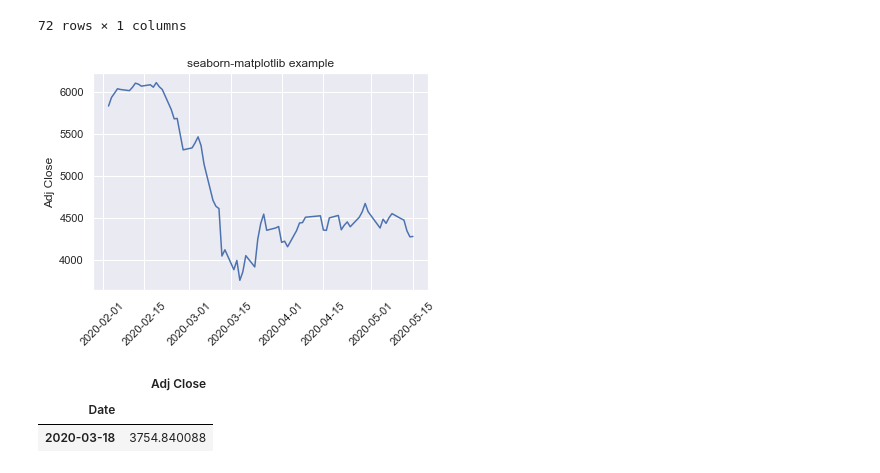
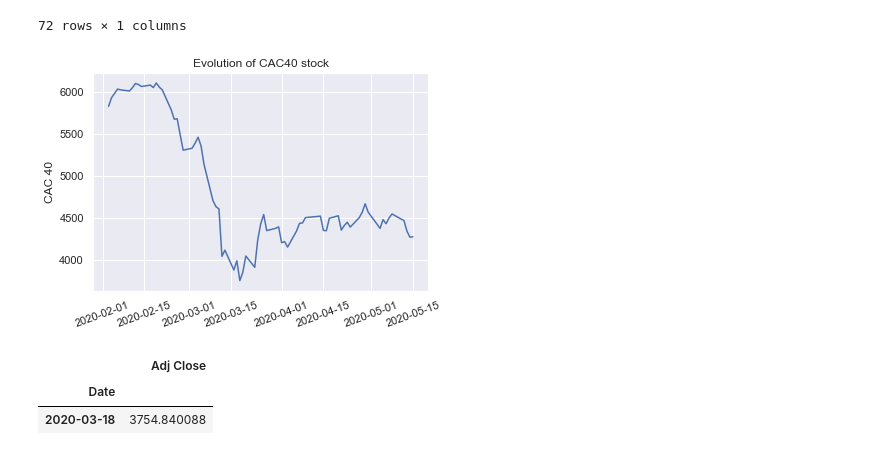
Before and after one commit to triquelme/covid-econometrics, a Jupyter notebook: cac40_data_analysis.ipynb, the cells around one changed output. Cells and saved outputs as stored; diff of their text form; code cells hidden in the pictures.

Commit message:
finished cac40_data_analysis and add images folder

```diff
--- a/cac40_data_analysis.ipynb
+++ b/cac40_data_analysis.ipynb
@@ -106,10 +104,13 @@ sns.set(style="darkgrid")
 # %%
+sns.set(style="darkgrid")
 sns.lineplot(x=df_bourse.index.values, y="Adj Close", data=df_bourse)
-plt.xticks(rotation=45)
+plt.ylabel('CAC 40')
+plt.xticks(rotation=20)
 plt.title('Evolution of CAC40 stock')
+plt.savefig('images/cac40.pdf')
 plt.show()
 # %% [output]
-[figure, old version]
+[figure, new version]
 # %%
 # CAC40 stock started to decline the 25-02-2020
 # 25-02-2020: 1st covid infected person died
```
Also changed, not shown: parts of 3 cells of this notebook, 2 other files.
